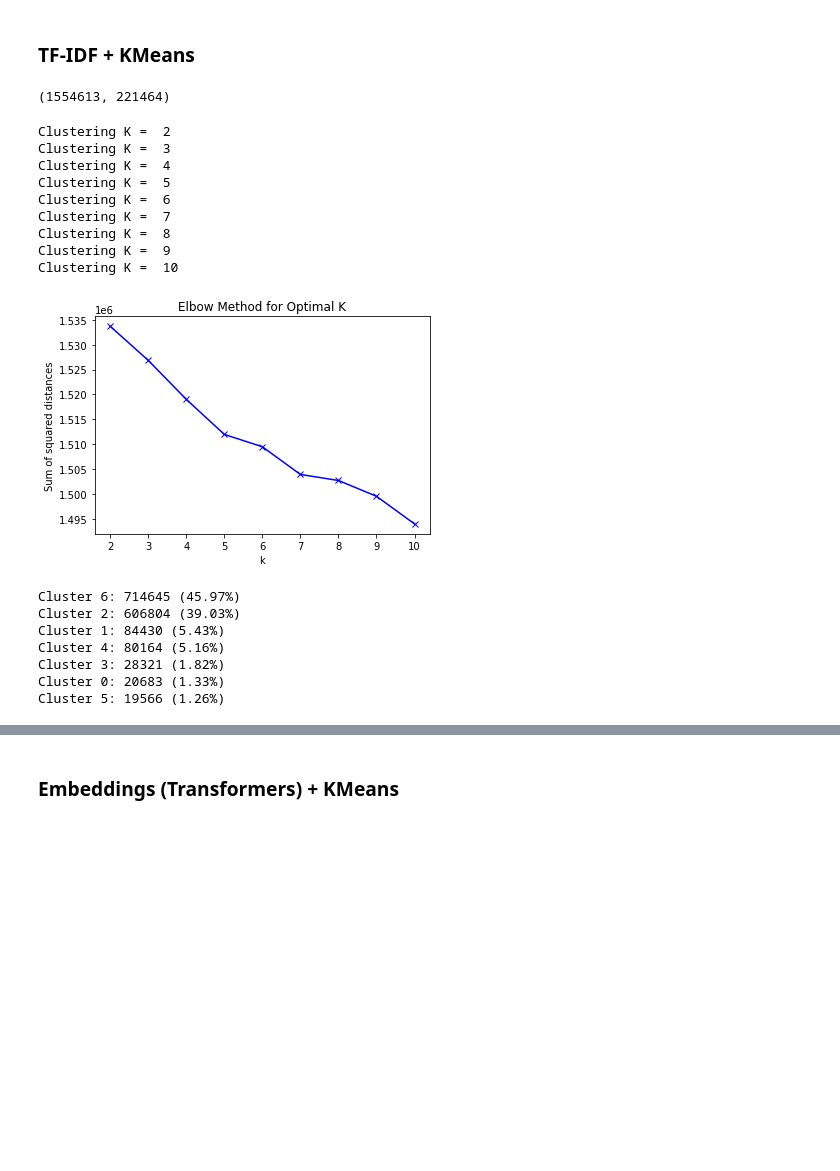
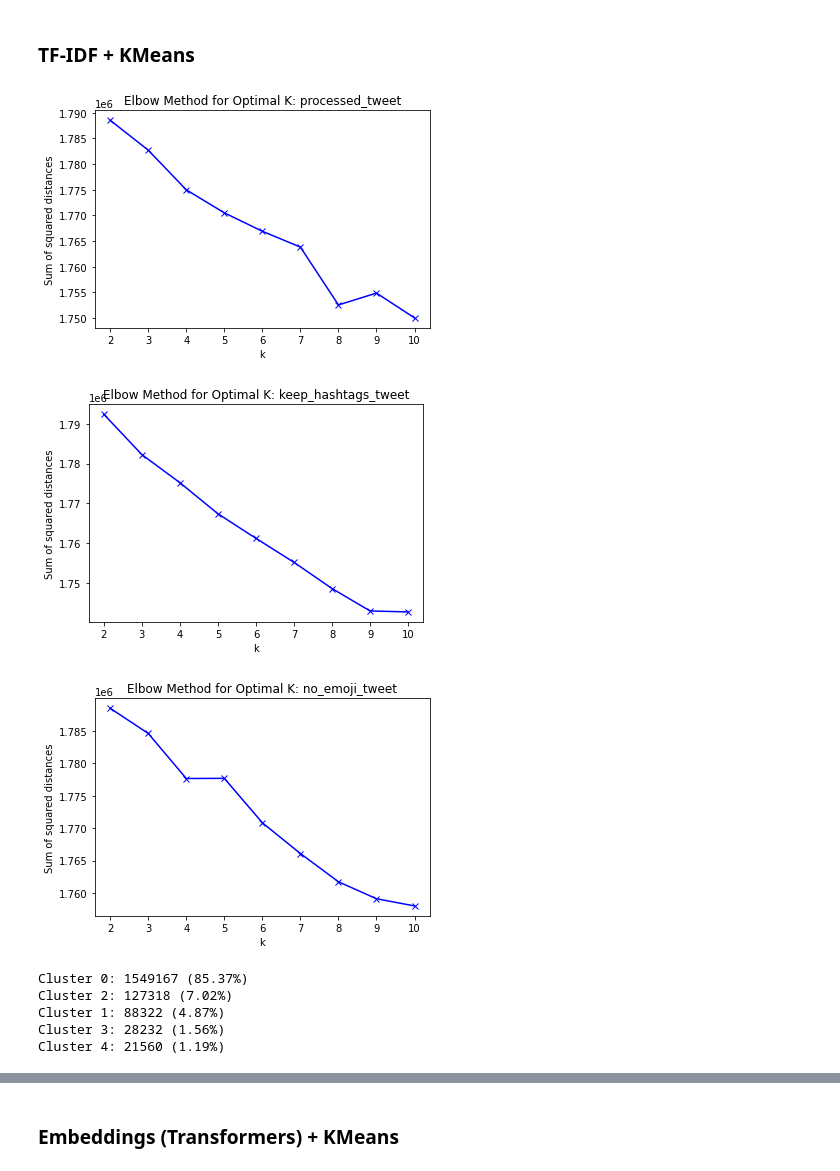
Before and after one commit to lucasraniere/twitter-cpi-case-study, a Jupyter notebook: tweets_clustering_exp.ipynb, the cells around one changed output, grey strips where cells are left out. Cells and saved outputs as stored; diff of their text form; code cells hidden in the pictures; blank space fills up the shorter version.

```diff
--- a/tweets_clustering_exp.ipynb
+++ b/tweets_clustering_exp.ipynb
@@ -42,41 +46,30 @@ from wordcloud import WordCloud
 # %%
-from sklearn.feature_extraction.text import TfidfVectorizer
-from sklearn.cluster import KMeans
-import matplotlib.pyplot as plt
+for proc_type in ['processed_tweet', 'keep_hashtags_tweet', 'no_emoji_tweet']:
+    vec = TfidfVectorizer()
+    vec.fit(tweets_df[proc_type])
+    features = vec.transform(tweets_df[proc_type])
 
-vec = TfidfVectorizer()
-vec.fit(tweets_df['keep_hashtags_tweet'])
-features = vec.transform(tweets_df['keep_hashtags_tweet'])
-features.shape
+    sum_of_squared_distances = []
+    for k in range(2,11):
+        km = KMeans(n_clusters=k)
+        km.fit(features)
+        sum_of_squared_distances.append(km.inertia_)
+
+    plt.plot(range(2,11), sum_of_squared_distances, 'bx-')
+    plt.xlabel('k')
+    plt.ylabel('Sum of squared distances')
+    plt.title(f'Elbow Method for Optimal K: {proc_type}')
+    plt.show()
 # %% [output]
-(1554613, 221464)
+[figure, added]
+[figure, added]
+[figure, added]
-# %%
-sum_of_squared_distances = []
-for k in range(2,11):
-   print('Clustering K = ', k)
-   km = KMeans(n_clusters=k)
-   km.fit(features)
-   sum_of_squared_distances.append(km.inertia_)
-# %% [output]
-Clustering K =  2
-Clustering K =  3
-Clustering K =  4
-Clustering K =  5
-Clustering K =  6
-Clustering K =  7
-Clustering K =  8
-Clustering K =  9
-Clustering K =  10
-# %%
-plt.plot(range(2,11), sum_of_squared_distances, 'bx-')
-plt.xlabel('k')
-plt.ylabel('Sum of squared distances')
-plt.title('Elbow Method for Optimal K')
-plt.show()
-# %% [output]
-[figure, removed]
 # %%
-true_k = 7
+vec = TfidfVectorizer()
+features = vec.fit_transform(tweets_df['no_emoji_tweet'])
+#features = vec.transform(tweets_df[proc_type])
+
+true_k = 5
 model = KMeans(n_clusters=true_k)
 model.fit(features)
 labels = model.labels_
@@ -86,11 +79,9 @@ s_perc = pd.Series(labels).value_counts(normalize=True).values
 for idx, val, perc in zip(s_counts.index, s_counts.values, s_perc):
     print(f'Cluster {idx}: {val} ({perc*100:.2f}%)')
 # %% [output]
-Cluster 6: 714645 (45.97%)
-Cluster 2: 606804 (39.03%)
-Cluster 1: 84430 (5.43%)
-Cluster 4: 80164 (5.16%)
-Cluster 3: 28321 (1.82%)
-Cluster 0: 20683 (1.33%)
-Cluster 5: 19566 (1.26%)
+Cluster 0: 1549167 (85.37%)
+Cluster 2: 127318 (7.02%)
+Cluster 1: 88322 (4.87%)
+Cluster 3: 28232 (1.56%)
+Cluster 4: 21560 (1.19%)
 # %%
```
Also changed, not shown: parts of 18 cells of this notebook, 5 other files.
